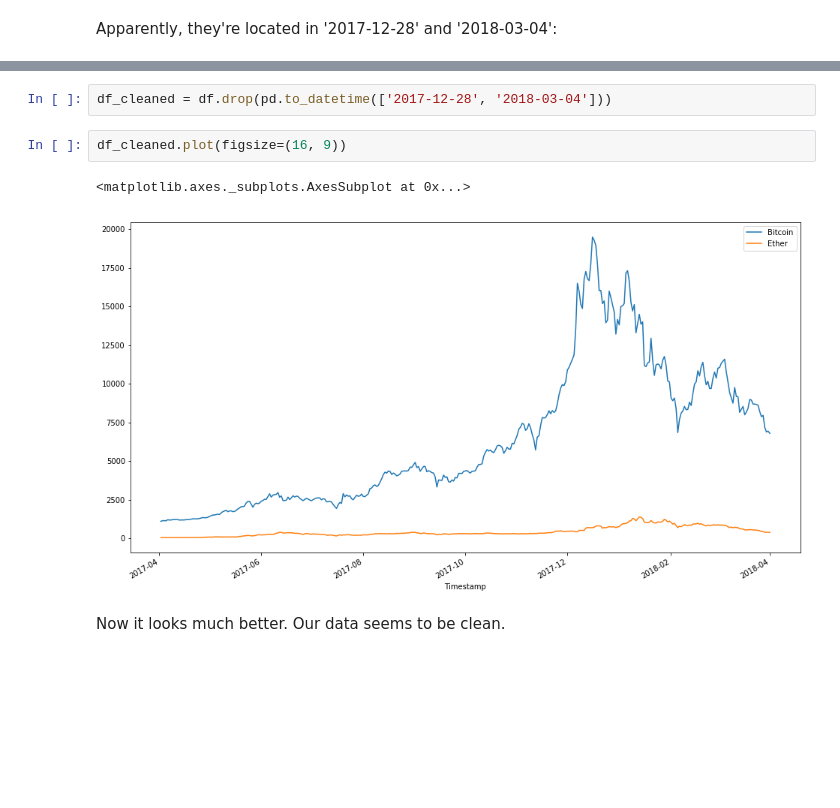
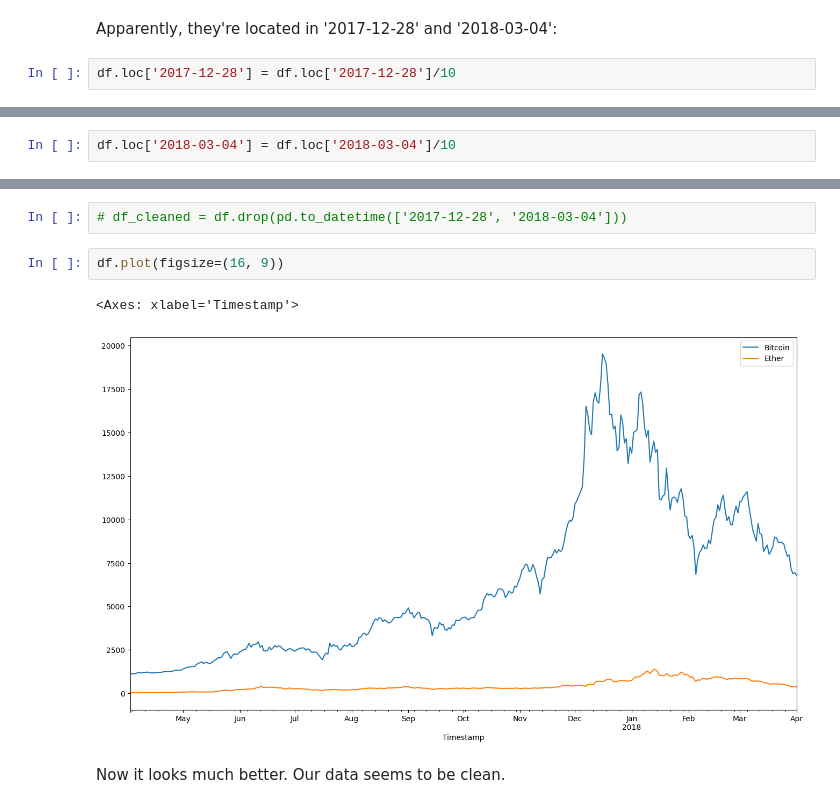
Before and after one commit to zhuowang0607/data-cleaning-rmotr-freecodecamp, a Jupyter notebook: 5 - Real Example.ipynb, the cells around one changed output, grey strips where cells are left out. Drawn from its saved outputs; the diff is of its cells as text; blank space fills up the shorter version.

```diff
--- a/5 - Real Example.ipynb
+++ b/5 - Real Example.ipynb
@@ -117,2 +111,4 @@ df['2018-03-01': '2018-03-09'].plot()
 # %% [markdown]
 Apparently, they're located in '2017-12-28' and '2018-03-04':
+# %%
+df.loc['2017-12-28'] = df.loc['2017-12-28']/10
@@ -118,0 +121,2 @@ Apparently, they're located in '2017-12-28' and '2018-03-04':
+# %%
+df.loc['2018-03-04'] = df.loc['2018-03-04']/10
@@ -119,10 +130,10 @@ Apparently, they're located in '2017-12-28' and '2018-03-04':
 # %%
-df_cleaned = df.drop(pd.to_datetime(['2017-12-28', '2018-03-04']))
+# df_cleaned = df.drop(pd.to_datetime(['2017-12-28', '2018-03-04']))
 # %%
-df_cleaned.plot(figsize=(16, 9))
+df.plot(figsize=(16, 9))
 # %% [output]
-<matplotlib.axes._subplots.AxesSubplot at 0x...>
+<Axes: xlabel='Timestamp'>
-[figure, old version]
+[figure, new version]
 # %% [markdown]
 Now it looks much better. Our data seems to be clean.
 # %% [markdown]
```
Also changed, not shown: parts of 33 cells of this notebook.
